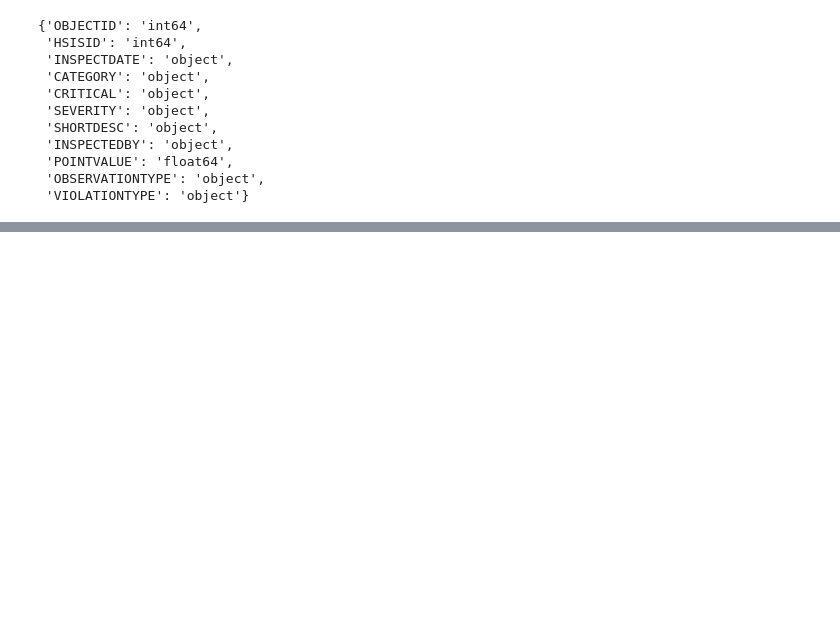
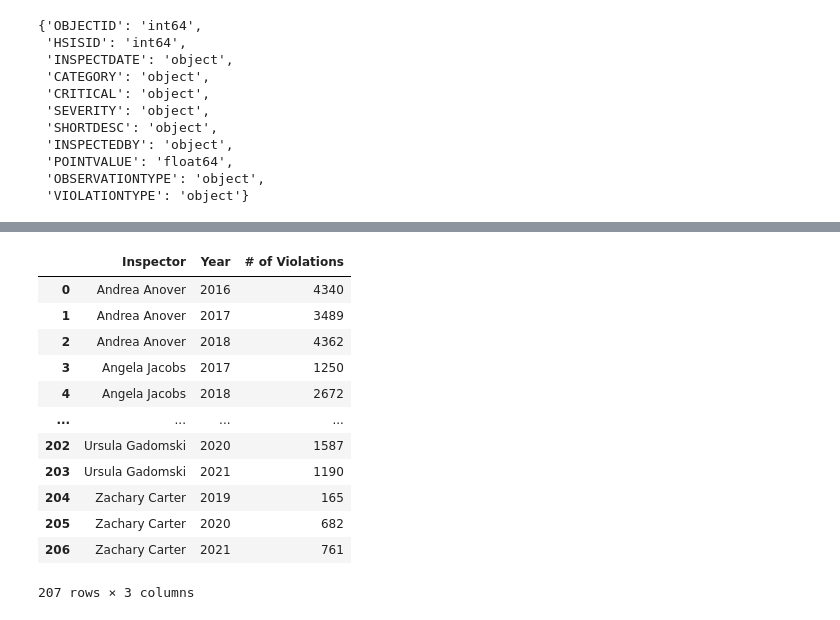
Before and after one commit to shyamal-anadkat/wake-county-food-inspections-analysis, a Jupyter notebook: RestaurantViolationsData.ipynb, the cells around one changed output, grey strips where cells are left out. Cells and saved outputs as stored; diff of their text form; code cells hidden in the pictures; blank space fills up the shorter version.

```diff
--- a/RestaurantViolationsData.ipynb
+++ b/RestaurantViolationsData.ipynb
@@ -239,0 +259,25 @@ df.dtypes.apply(lambda x: x.name).to_dict()
+# %%
+disp = df.copy()
+disp['INSPECTDATE'] =  pd.to_datetime(disp['INSPECTDATE'])
+disp['Year'] = disp['INSPECTDATE'].dt.year
+agg = disp.groupby(['Year']).size()
+ins = disp.groupby(['INSPECTEDBY', 'Year']).size()
+ins = pd.DataFrame(ins).reset_index()
+ins.columns = ['Inspector', 'Year', '# of Violations']
+agg = pd.DataFrame(agg).reset_index()
+agg.columns = ['Year', '# of Violations']
+display(ins)
+# %% [output]
+|  | Inspector | Year | # of Violations |
+| 0 | Andrea Anover | 2016 | 4340 |
+| 1 | Andrea Anover | 2017 | 3489 |
+| 2 | Andrea Anover | 2018 | 4362 |
+| 3 | Angela Jacobs | 2017 | 1250 |
+| 4 | Angela Jacobs | 2018 | 2672 |
+| ... | ... | ... | ... |
+| 202 | Ursula Gadomski | 2020 | 1587 |
+| 203 | Ursula Gadomski | 2021 | 1190 |
+| 204 | Zachary Carter | 2019 | 165 |
+| 205 | Zachary Carter | 2020 | 682 |
+| 206 | Zachary Carter | 2021 | 761 |
+207 rows × 3 columns
```
Also changed, not shown: parts of 4 cells of this notebook, 2 other files.
